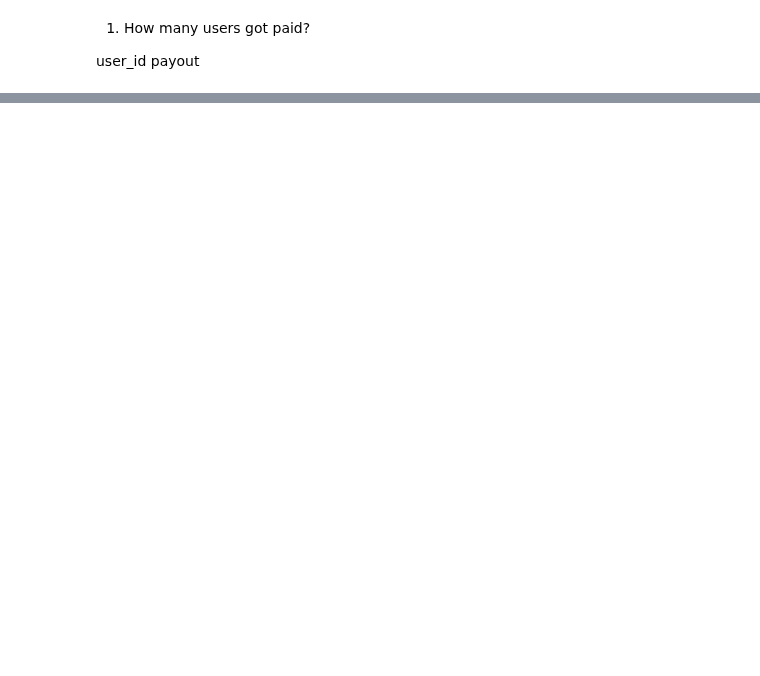
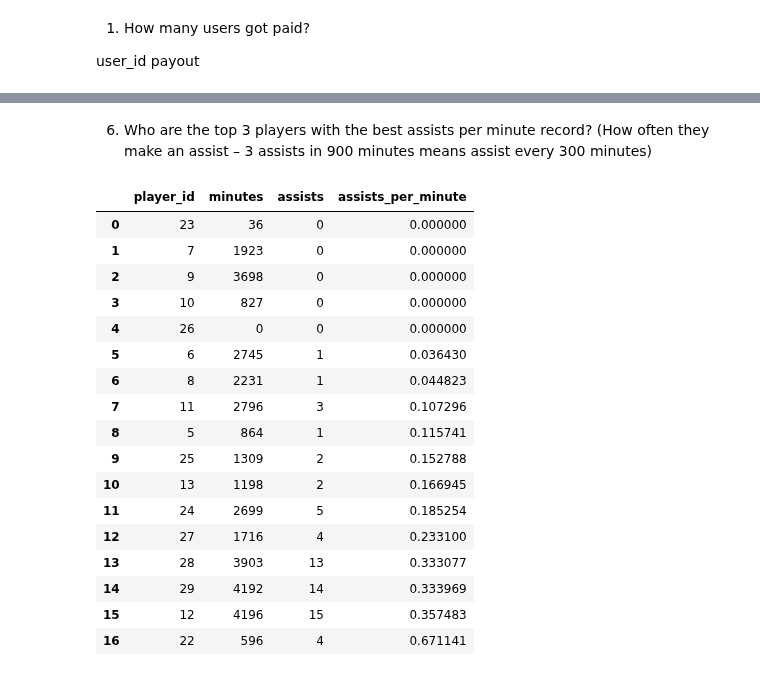
Before and after one commit to tryko/yandex-sql-practice, a Jupyter notebook: itay-sql-lion.ipynb, the cells around one changed output, grey strips where cells are left out. Saved outputs shown, nothing was run; the diff lists cells and outputs as text; code cells hidden in the pictures; blank space fills up the shorter version.

```diff
--- a/itay-sql-lion.ipynb
+++ b/itay-sql-lion.ipynb
@@ -144,0 +325,55 @@ print(queryResult(query))
+# %% [markdown]
+
+6. Who are the top 3 players with the best assists per minute record? (How often they make an assist – 3 assists in 900 minutes means assist every 300 minutes)
+# %%
+query = '''
+select
+    s.player_id,
+    sum(cup.cup_minutes + supercup_minutes + champions_minutes + league_minutes) as minutes,
+    sum(cup_assists + supercup_assists + champions_assists + league_assists) as assists,
+    case when sum(cup.cup_minutes + supercup_minutes + champions_minutes + league_minutes) = 0
+    then 0
+    else 100 * sum(cup_assists + supercup_assists + champions_assists + league_assists) / sum(cup.cup_minutes + supercup_minutes + champions_minutes + league_minutes) ::real
+    end as assists_per_minute
+from
+    squad s
+
+    left join cup_stats cup
+    on s.player_id = cup.player_id
+
+    left join champions_stats champ
+    on champ.player_id = s.player_id
+
+    left join supercup_stats scup
+    on scup.player_id = s.player_id
+
+    left join league_stats as league
+    on league.player_id = cup.player_id
+where
+    position = 'df' or position = 'fw'
+group by
+    s.player_id
+order by
+    assists_per_minute
+'''
+
+queryResult(query)
+# %% [output]
+|  | player_id | minutes | assists | assists_per_minute |
+| 0 | 23 | 36 | 0 | 0.000000 |
+| 1 | 7 | 1923 | 0 | 0.000000 |
+| 2 | 9 | 3698 | 0 | 0.000000 |
+| 3 | 10 | 827 | 0 | 0.000000 |
+| 4 | 26 | 0 | 0 | 0.000000 |
+| 5 | 6 | 2745 | 1 | 0.036430 |
+| 6 | 8 | 2231 | 1 | 0.044823 |
+| 7 | 11 | 2796 | 3 | 0.107296 |
+| 8 | 5 | 864 | 1 | 0.115741 |
+| 9 | 25 | 1309 | 2 | 0.152788 |
+| 10 | 13 | 1198 | 2 | 0.166945 |
+| 11 | 24 | 2699 | 5 | 0.185254 |
+| 12 | 27 | 1716 | 4 | 0.233100 |
+| 13 | 28 | 3903 | 13 | 0.333077 |
+| 14 | 29 | 4192 | 14 | 0.333969 |
+| 15 | 12 | 4196 | 15 | 0.357483 |
+| 16 | 22 | 596 | 4 | 0.671141 |
```
Also changed, not shown: parts of 31 cells of this notebook, 3 other files.
